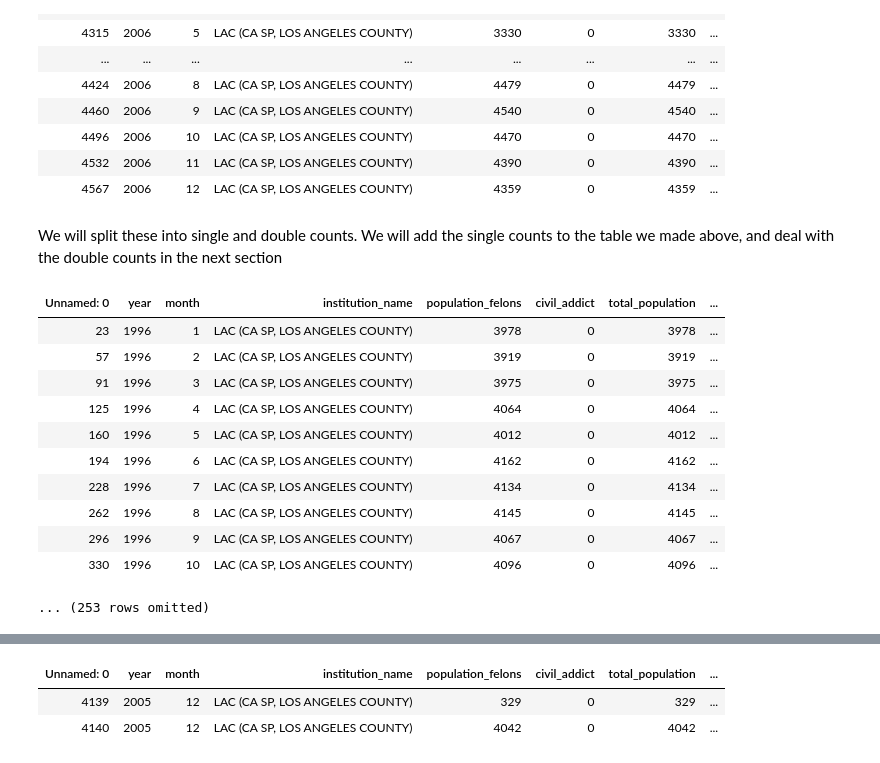
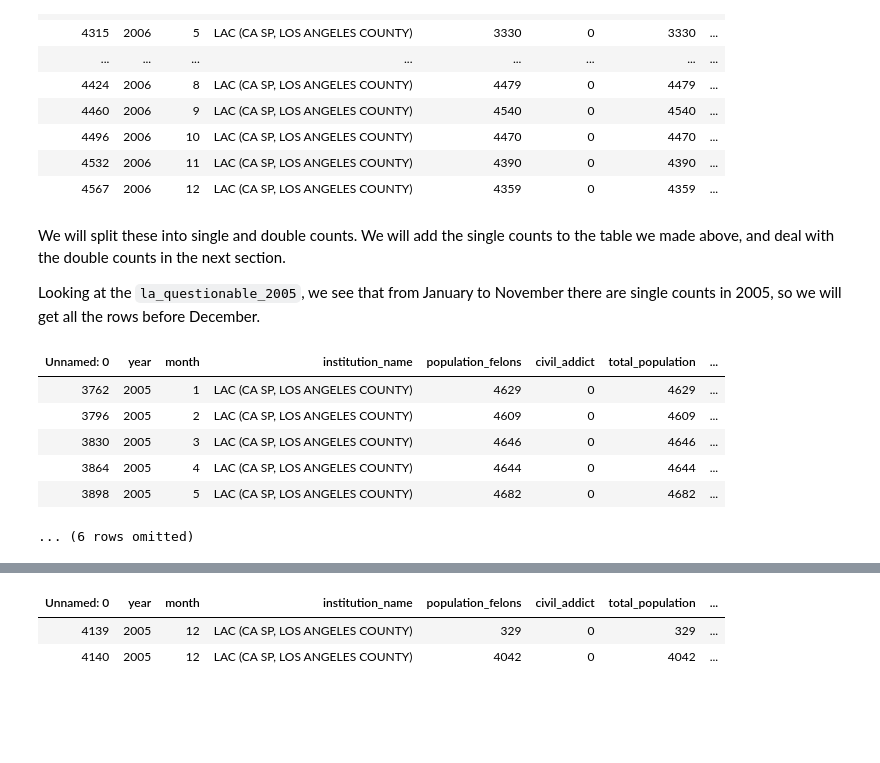
Before and after one commit to ds-modules/ES-21AC-SP19, a Jupyter notebook: Final.ipynb, the cells around one changed output, grey strips where cells are left out. Drawn from its saved outputs; the diff is of its cells as text; code cells hidden in the pictures; blank space fills up the shorter version.

```diff
--- a/Final.ipynb
+++ b/Final.ipynb
@@ -885,20 +927,17 @@ la_questionable_2006.show()
 | 4532 | 2006 | 11 | LAC (CA SP, LOS ANGELES COUNTY) | 4390 | 0 | 4390 | ... |
 | 4567 | 2006 | 12 | LAC (CA SP, LOS ANGELES COUNTY) | 4359 | 0 | 4359 | ... |
 # %% [markdown]
-We will split these into single and double counts. We will add the single counts to the table we made above, and deal with the double counts in the next section
+We will split these into single and double counts. We will add the single counts to the table we made above, and deal with the double counts in the next section.
+
+Looking at the `la_questionable_2005`, we see that from January to November there are single counts in 2005, so we will get all the rows before December.
 # %%
-la_all_single_counts = la_all_single_counts.with_rows(la_questionable_2005.where("month", are.below(12)).rows)
-la_all_single_counts
+la_single_2005 = la_questionable_2005.where("month", are.below(12))
+la_single_2005.show(5)
 # %% [output]
 | Unnamed: 0 | year | month | institution_name | population_felons | civil_addict | total_population | ... |
-| 23 | 1996 | 1 | LAC (CA SP, LOS ANGELES COUNTY) | 3978 | 0 | 3978 | ... |
-| 57 | 1996 | 2 | LAC (CA SP, LOS ANGELES COUNTY) | 3919 | 0 | 3919 | ... |
-| 91 | 1996 | 3 | LAC (CA SP, LOS ANGELES COUNTY) | 3975 | 0 | 3975 | ... |
-| 125 | 1996 | 4 | LAC (CA SP, LOS ANGELES COUNTY) | 4064 | 0 | 4064 | ... |
-| 160 | 1996 | 5 | LAC (CA SP, LOS ANGELES COUNTY) | 4012 | 0 | 4012 | ... |
-| 194 | 1996 | 6 | LAC (CA SP, LOS ANGELES COUNTY) | 4162 | 0 | 4162 | ... |
-| 228 | 1996 | 7 | LAC (CA SP, LOS ANGELES COUNTY) | 4134 | 0 | 4134 | ... |
-| 262 | 1996 | 8 | LAC (CA SP, LOS ANGELES COUNTY) | 4145 | 0 | 4145 | ... |
-| 296 | 1996 | 9 | LAC (CA SP, LOS ANGELES COUNTY) | 4067 | 0 | 4067 | ... |
-| 330 | 1996 | 10 | LAC (CA SP, LOS ANGELES COUNTY) | 4096 | 0 | 4096 | ... |
+| 3762 | 2005 | 1 | LAC (CA SP, LOS ANGELES COUNTY) | 4629 | 0 | 4629 | ... |
+| 3796 | 2005 | 2 | LAC (CA SP, LOS ANGELES COUNTY) | 4609 | 0 | 4609 | ... |
+| 3830 | 2005 | 3 | LAC (CA SP, LOS ANGELES COUNTY) | 4646 | 0 | 4646 | ... |
+| 3864 | 2005 | 4 | LAC (CA SP, LOS ANGELES COUNTY) | 4644 | 0 | 4644 | ... |
+| 3898 | 2005 | 5 | LAC (CA SP, LOS ANGELES COUNTY) | 4682 | 0 | 4682 | ... |
-... (253 rows omitted)
+... (6 rows omitted)
```
Also changed, not shown: parts of 73 cells of this notebook.
